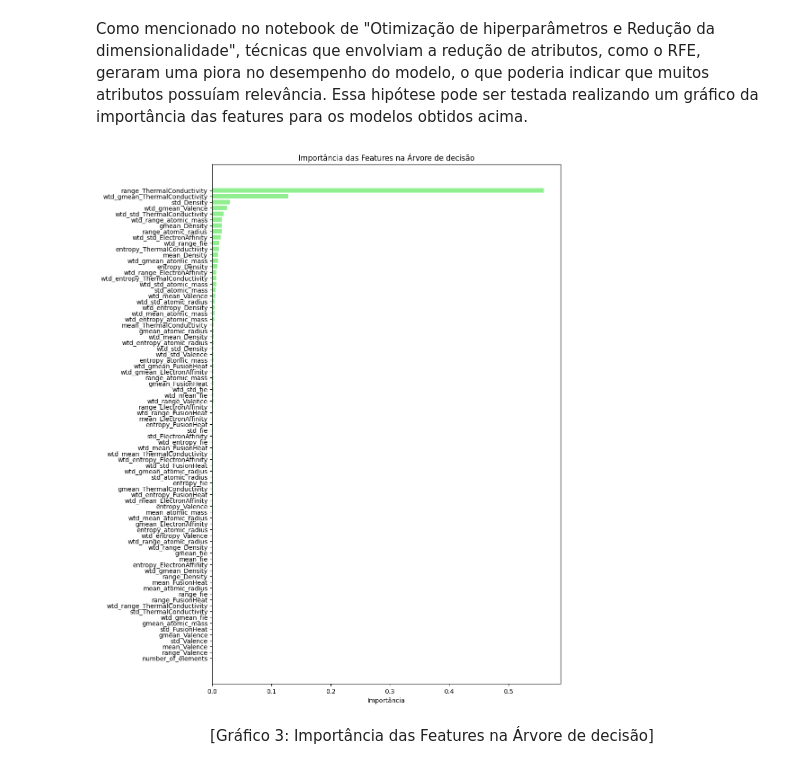
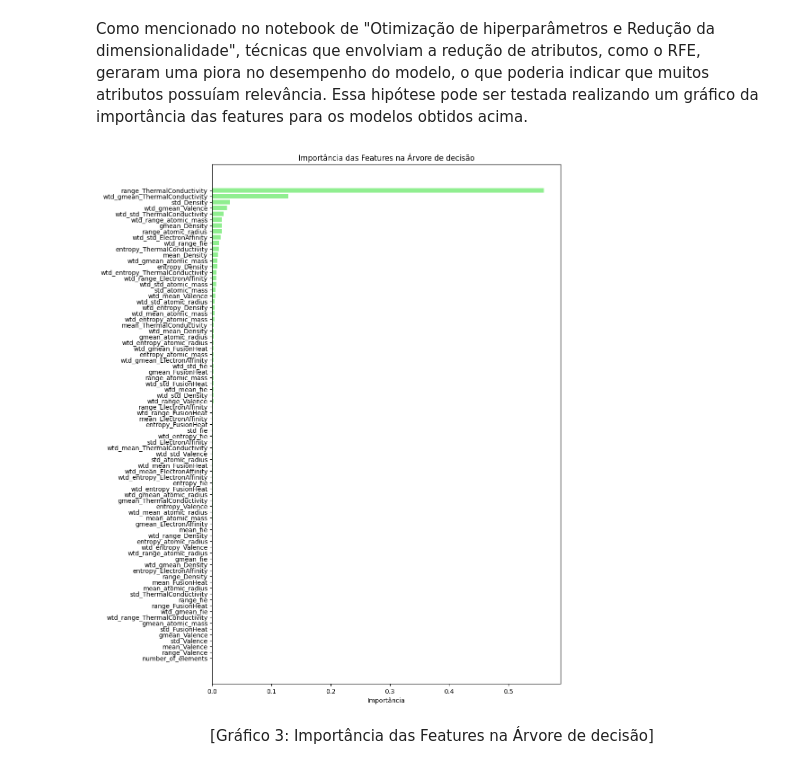
Before and after one commit to JuliaGuedesASantos/Machine-Learning---Cavaleiros-da-Supernova, a Jupyter notebook: Criatura Lendária/2.4 Desenvolvimento - Árvore de decisão e Floresta Aleatória.ipynb, the cells around one changed output. Drawn from its saved outputs; the diff is of its cells as text; code cells hidden in the pictures.

```diff
--- a/Criatura Lendária/2.4 Desenvolvimento - Árvore de decisão e Floresta Aleatória.ipynb
+++ b/Criatura Lendária/2.4 Desenvolvimento - Árvore de decisão e Floresta Aleatória.ipynb
@@ -204,23 +203,23 @@ Como mencionado no notebook de "Otimização de hiperparâmetros e Redução da
 # %%
 importancias_arvore = modelo_arvore_decisao.feature_importances_
 
-nomes_features = df3.columns
+nomes_features = df_treino_features.columns
 
 df_importancia = pd.DataFrame({
     'Feature': nomes_features,
     'Importância': importancias_arvore
 })
 
 df_importancia = df_importancia.sort_values(by='Importância', ascending=False)
 
 plt.figure(figsize=(10, 15))
 plt.barh(df_importancia['Feature'], df_importancia['Importância'], color="lightgreen")
 plt.xlabel('Importância')
 plt.title('Importância das Features na Árvore de decisão')
 plt.gca().invert_yaxis()
 plt.show()
 # %% [output]
-[figure, old version]
+[figure, new version]
 # %% [markdown]
 <center> [Gráfico 3: Importância das Features na Árvore de decisão]
 # %%
```
Also changed, not shown: parts of 10 cells of this notebook, 7 other files.
